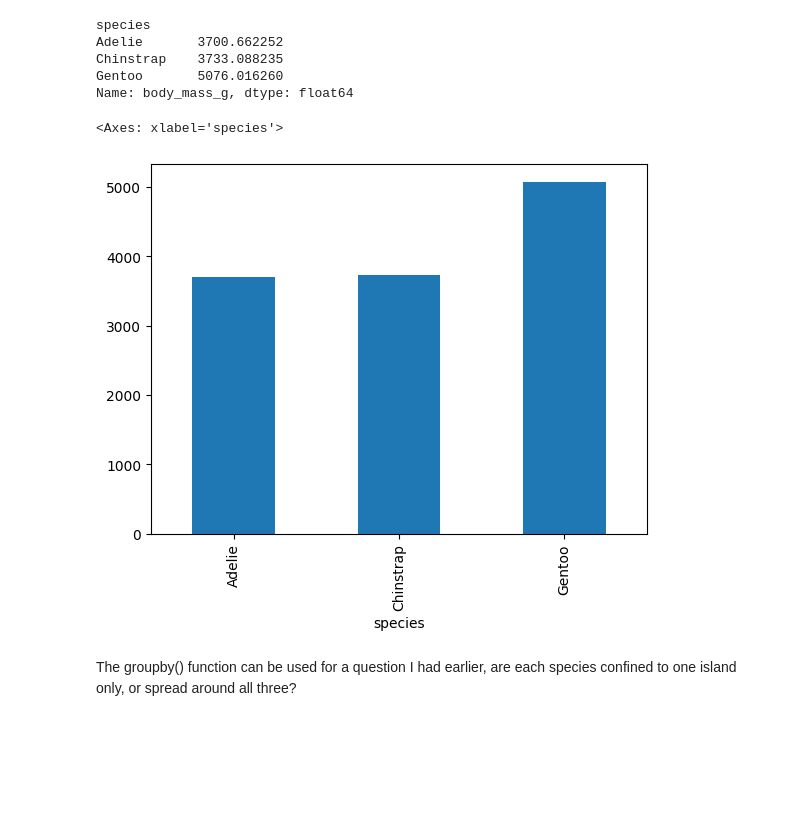
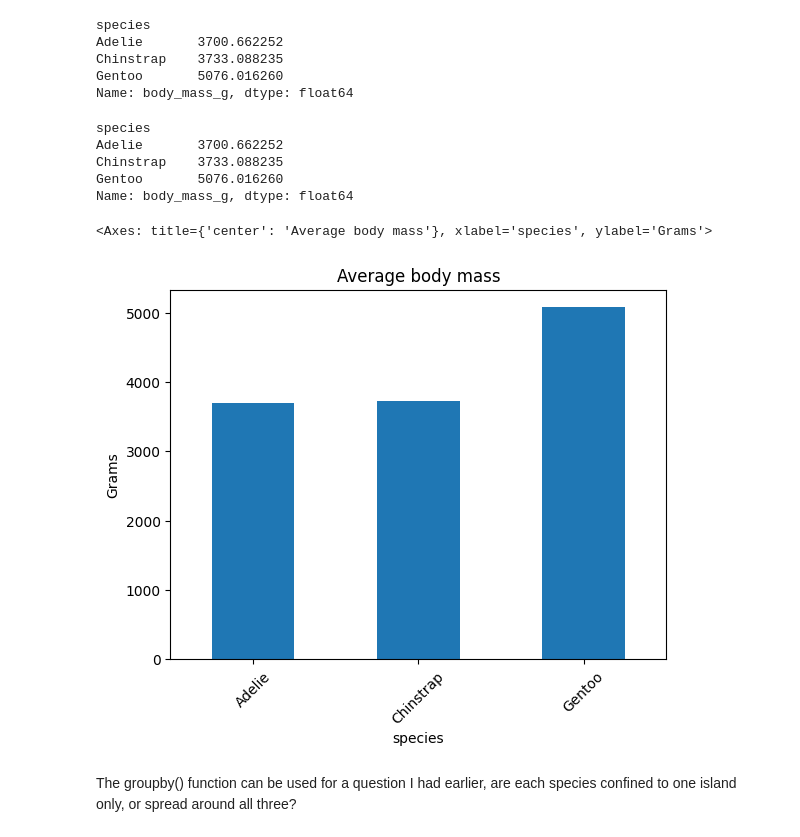
Before and after one commit to holmstead/principles_of_data_analytics, a Jupyter notebook: penguins.ipynb, the cells around one changed output. Cells and saved outputs as stored; diff of their text form; code cells hidden in the pictures; blank space fills up the shorter version.

```diff
--- a/penguins.ipynb
+++ b/penguins.ipynb
@@ -399,11 +390,19 @@ Name: body_mass_g, dtype: float64
 # save mean by species to a variable
 avg_weight_by_species = df.groupby('species')['body_mass_g'].mean()
 
-# then plot
-avg_weight_by_species.plot.bar()
+print(avg_weight_by_species)
 # %% [output]
-<Axes: xlabel='species'>
+species
+Adelie       3700.662252
+Chinstrap    3733.088235
+Gentoo       5076.016260
+Name: body_mass_g, dtype: float64
-[figure, removed]
+# %%
+# then plot
+avg_weight_by_species.plot.bar(title="Average body mass", ylabel="Grams", rot=45)
+# %% [output]
+<Axes: title={'center': 'Average body mass'}, xlabel='species', ylabel='Grams'>
+[figure, added]
 # %% [markdown]
 The groupby() function can be used for a question I had earlier, are each species confined to one island only, or spread around all three?
 # %%
```
Also changed, not shown: parts of 10 cells of this notebook.
